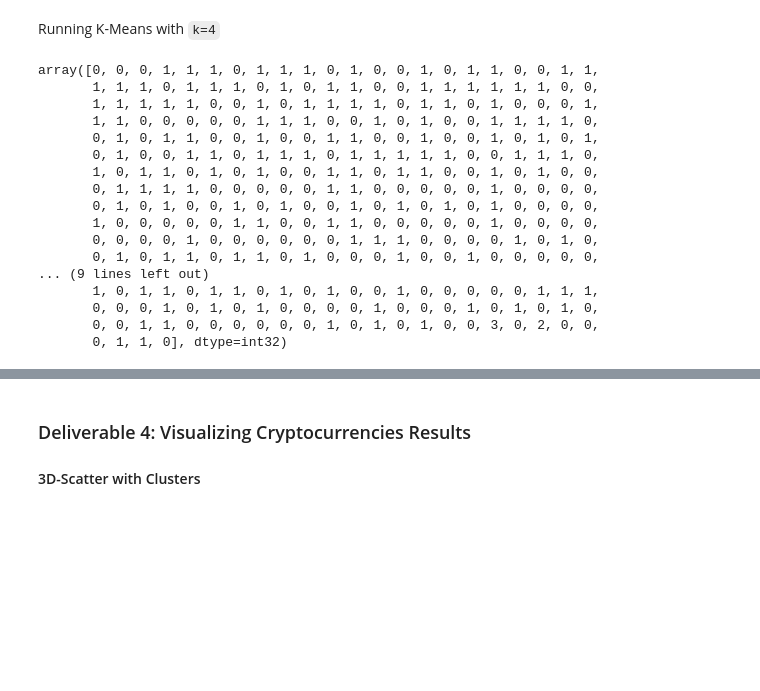
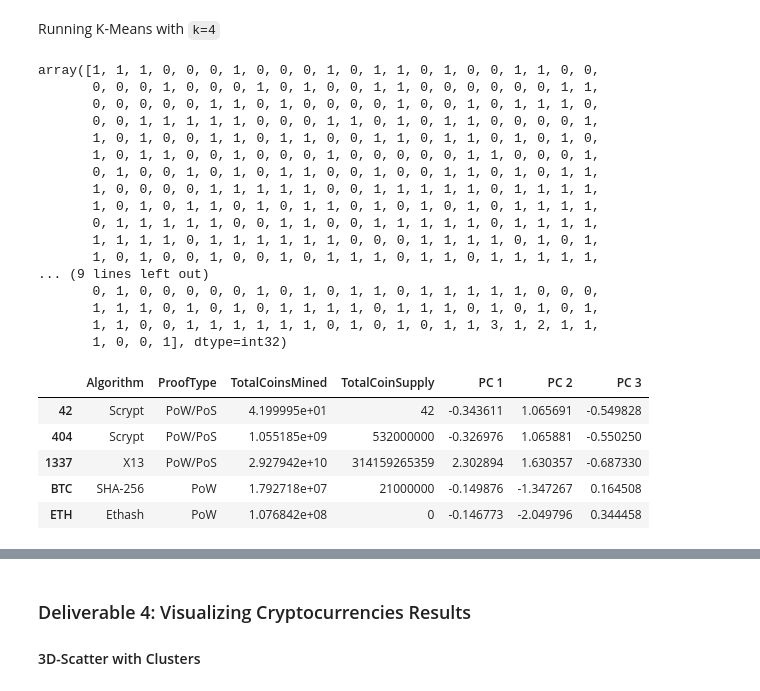
Before and after one commit to ramya-ramamur/Cryptocurrencies, a Jupyter notebook: crypto_clustering.ipynb, the cells around one changed output, grey strips where cells are left out. Cells and saved outputs as stored; diff of their text form; code cells hidden in the pictures; blank space fills up the shorter version.

```diff
--- a/crypto_clustering.ipynb
+++ b/crypto_clustering.ipynb
@@ -259,5 +259,8 @@ array([[-0.11710817, -0.1528703 , -0.0433963 , -0.0433963 , -0.0433963 ,
 ### Deliverable 2: Reducing Data Dimensions Using PCA
 # %%
 # Using PCA to reduce dimension to three principal components.
-# YOUR CODE HERE
+# Initialize PCA model
+pca = PCA(n_components=3)
+crypto_pca = pca.fit_transform(crypto_data_scaled)
+crypto_pca
 # %% [output]
@@ -296,29 +308,41 @@ array([[-0.33285464,  1.0383583 , -0.56494435],
 # %% [markdown]
 Running K-Means with `k=4`
 # %%
-# Initialize the K-Means model.
-# YOUR CODE HERE
+# Initialize the K-Means model
+model = KMeans(n_clusters=4, random_state=42)
 
 # Fit the model
-# YOUR CODE HERE
+model.fit(pcs_df)
 
 # Predict clusters
-# YOUR CODE HERE
+predictions = model.predict(pcs_df)
+predictions
 # %% [output]
-array([0, 0, 0, 1, 1, 1, 0, 1, 1, 1, 0, 1, 0, 0, 1, 0, 1, 1, 0, 0, 1, 1,
-       1, 1, 1, 0, 1, 1, 1, 0, 1, 0, 1, 1, 0, 0, 1, 1, 1, 1, 1, 1, 0, 0,
-       1, 1, 1, 1, 1, 0, 0, 1, 0, 1, 1, 1, 1, 0, 1, 1, 0, 1, 0, 0, 0, 1,
-       1, 1, 0, 0, 0, 0, 0, 1, 1, 1, 0, 0, 1, 0, 1, 0, 0, 1, 1, 1, 1, 0,
-       0, 1, 0, 1, 1, 0, 0, 1, 0, 0, 1, 1, 0, 0, 1, 0, 0, 1, 0, 1, 0, 1,
-       0, 1, 0, 0, 1, 1, 0, 1, 1, 1, 0, 1, 1, 1, 1, 1, 0, 0, 1, 1, 1, 0,
-       1, 0, 1, 1, 0, 1, 0, 1, 0, 0, 1, 1, 0, 1, 1, 0, 0, 1, 0, 1, 0, 0,
-       0, 1, 1, 1, 1, 0, 0, 0, 0, 0, 1, 1, 0, 0, 0, 0, 0, 1, 0, 0, 0, 0,
-       0, 1, 0, 1, 0, 0, 1, 0, 1, 0, 0, 1, 0, 1, 0, 1, 0, 1, 0, 0, 0, 0,
-       1, 0, 0, 0, 0, 0, 1, 1, 0, 0, 1, 1, 0, 0, 0, 0, 0, 1, 0, 0, 0, 0,
-       0, 0, 0, 0, 1, 0, 0, 0, 0, 0, 0, 1, 1, 1, 0, 0, 0, 0, 1, 0, 1, 0,
-       0, 1, 0, 1, 1, 0, 1, 1, 0, 1, 0, 0, 0, 1, 0, 0, 1, 0, 0, 0, 0, 0,
+array([1, 1, 1, 0, 0, 0, 1, 0, 0, 0, 1, 0, 1, 1, 0, 1, 0, 0, 1, 1, 0, 0,
+       0, 0, 0, 1, 0, 0, 0, 1, 0, 1, 0, 0, 1, 1, 0, 0, 0, 0, 0, 0, 1, 1,
+       0, 0, 0, 0, 0, 1, 1, 0, 1, 0, 0, 0, 0, 1, 0, 0, 1, 0, 1, 1, 1, 0,
+       0, 0, 1, 1, 1, 1, 1, 0, 0, 0, 1, 1, 0, 1, 0, 1, 1, 0, 0, 0, 0, 1,
+       1, 0, 1, 0, 0, 1, 1, 0, 1, 1, 0, 0, 1, 1, 0, 1, 1, 0, 1, 0, 1, 0,
+       1, 0, 1, 1, 0, 0, 1, 0, 0, 0, 1, 0, 0, 0, 0, 0, 1, 1, 0, 0, 0, 1,
+       0, 1, 0, 0, 1, 0, 1, 0, 1, 1, 0, 0, 1, 0, 0, 1, 1, 0, 1, 0, 1, 1,
+       1, 0, 0, 0, 0, 1, 1, 1, 1, 1, 0, 0, 1, 1, 1, 1, 1, 0, 1, 1, 1, 1,
+       1, 0, 1, 0, 1, 1, 0, 1, 0, 1, 1, 0, 1, 0, 1, 0, 1, 0, 1, 1, 1, 1,
+       0, 1, 1, 1, 1, 1, 0, 0, 1, 1, 0, 0, 1, 1, 1, 1, 1, 0, 1, 1, 1, 1,
+       1, 1, 1, 1, 0, 1, 1, 1, 1, 1, 1, 0, 0, 0, 1, 1, 1, 1, 0, 1, 0, 1,
+       1, 0, 1, 0, 0, 1, 0, 0, 1, 0, 1, 1, 1, 0, 1, 1, 0, 1, 1, 1, 1, 1,
 ... (9 lines left out)
-       1, 0, 1, 1, 0, 1, 1, 0, 1, 0, 1, 0, 0, 1, 0, 0, 0, 0, 0, 1, 1, 1,
-       0, 0, 0, 1, 0, 1, 0, 1, 0, 0, 0, 0, 1, 0, 0, 0, 1, 0, 1, 0, 1, 0,
-       0, 0, 1, 1, 0, 0, 0, 0, 0, 0, 1, 0, 1, 0, 1, 0, 0, 3, 0, 2, 0, 0,
-       0, 1, 1, 0], dtype=int32)
+       0, 1, 0, 0, 0, 0, 0, 1, 0, 1, 0, 1, 1, 0, 1, 1, 1, 1, 1, 0, 0, 0,
+       1, 1, 1, 0, 1, 0, 1, 0, 1, 1, 1, 1, 0, 1, 1, 1, 0, 1, 0, 1, 0, 1,
+       1, 1, 0, 0, 1, 1, 1, 1, 1, 1, 0, 1, 0, 1, 0, 1, 1, 3, 1, 2, 1, 1,
+       1, 0, 0, 1], dtype=int32)
+# %%
+# Concatentate the df_crypto_copy and pcs_df DataFrames on the same columns.
+clustered_df = df_crypto_copy.merge(pcs_df, left_index=True, right_index=True)
+clustered_df.head()
+# %% [output]
+|  | Algorithm | ProofType | TotalCoinsMined | TotalCoinSupply | PC 1 | PC 2 | PC 3 |
+| 42 | Scrypt | PoW/PoS | 4.199995e+01 | 42 | -0.343611 | 1.065691 | -0.549828 |
+| 404 | Scrypt | PoW/PoS | 1.055185e+09 | 532000000 | -0.326976 | 1.065881 | -0.550250 |
+| 1337 | X13 | PoW/PoS | 2.927942e+10 | 314159265359 | 2.302894 | 1.630357 | -0.687330 |
+| BTC | SHA-256 | PoW | 1.792718e+07 | 21000000 | -0.149876 | -1.347267 | 0.164508 |
+| ETH | Ethash | PoW | 1.076842e+08 | 0 | -0.146773 | -2.049796 | 0.344458 |
```
Also changed, not shown: parts of 16 cells of this notebook.
